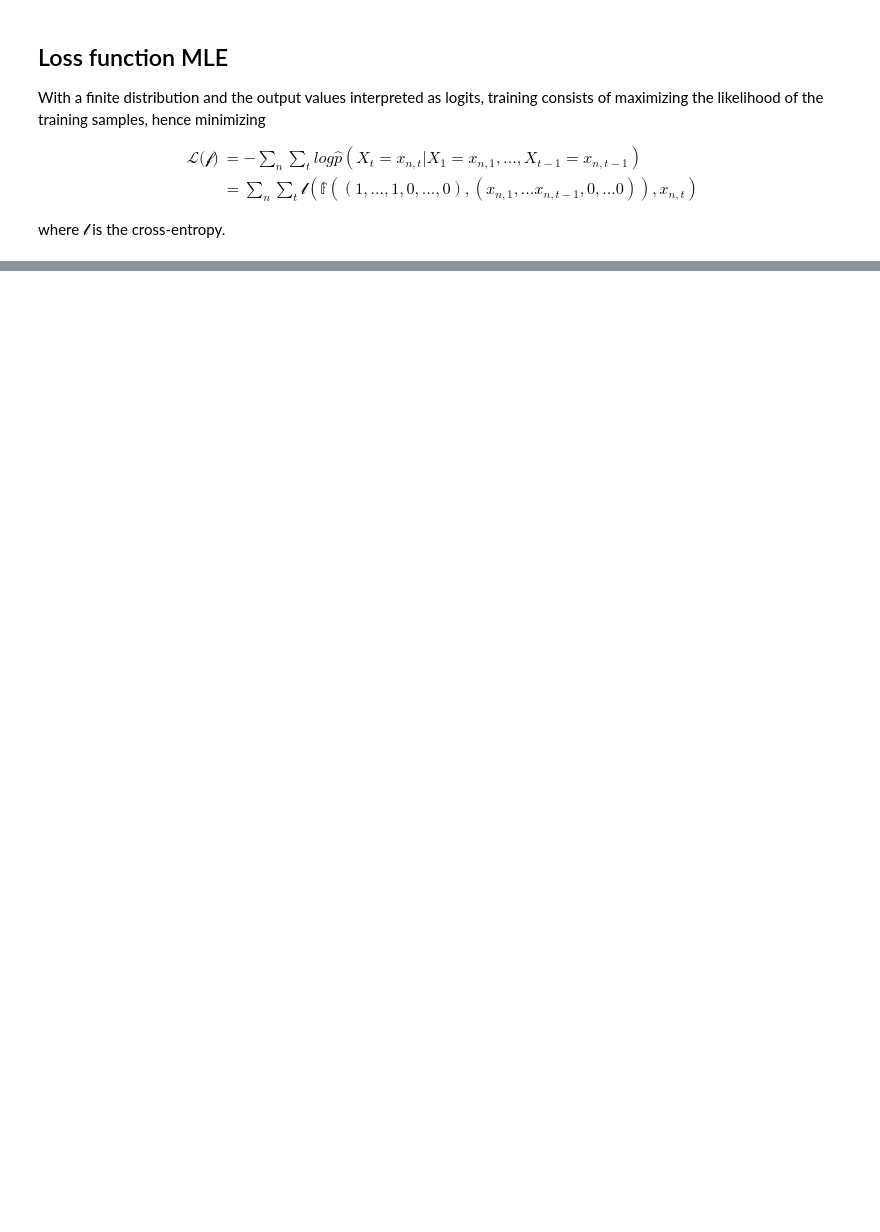
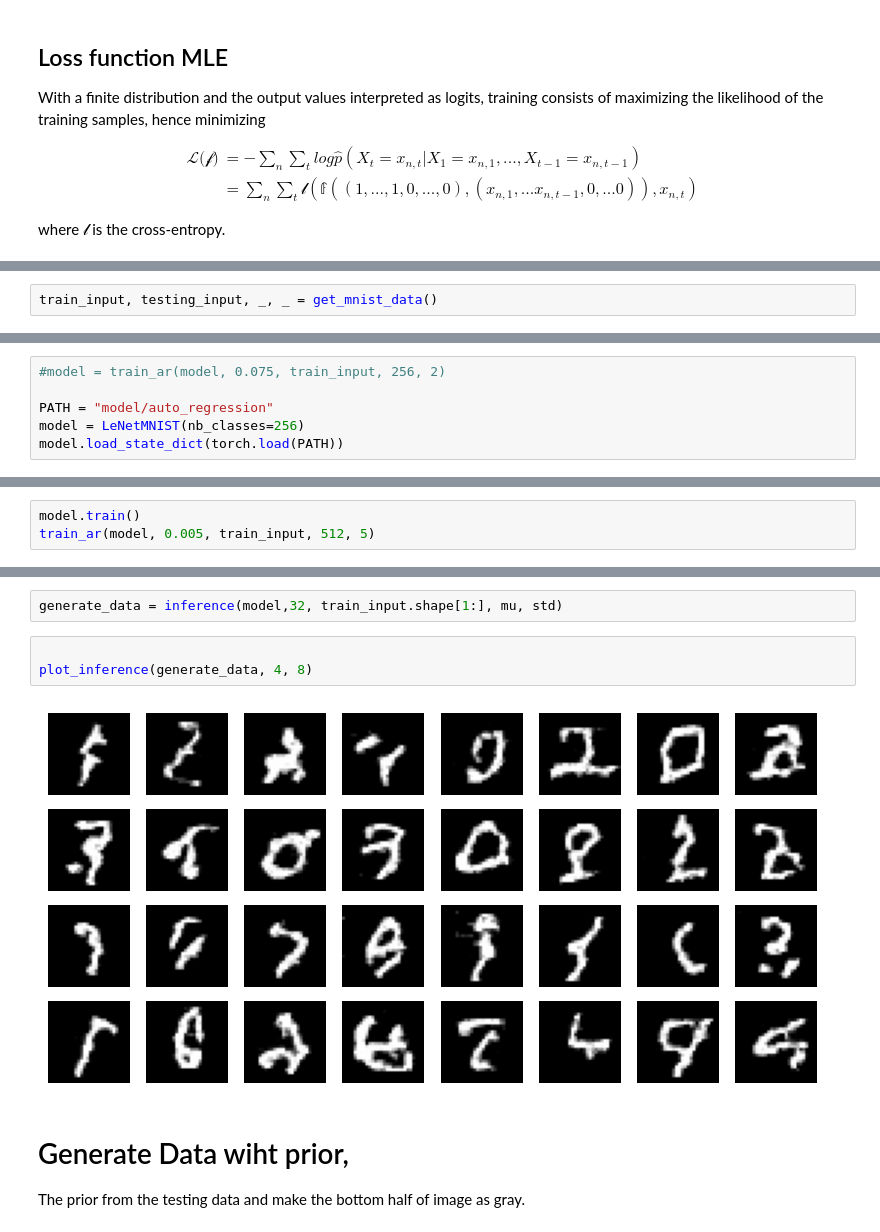
Before and after one commit to lzhang2/deep_generate_ai, a Jupyter notebook: auto_regression/auto_regression_demo.ipynb, the cells around one changed output, grey strips where cells are left out. Saved outputs shown, nothing was run; the diff lists cells and outputs as text; blank space fills up the shorter version.

```diff
--- a/auto_regression/auto_regression_demo.ipynb
+++ b/auto_regression/auto_regression_demo.ipynb
@@ -103,2 +88,4 @@ torch.Size([60000, 1, 28, 28])
+# %%
+train_input, testing_input, _, _ = get_mnist_data()
 # %%
 device = torch.device("cuda" if torch.cuda.is_available() else "cpu")
@@ -160,0 +93,6 @@ plt.show()
+# %%
+#model = train_ar(model, 0.075, train_input, 256, 2)
+
+PATH = "model/auto_regression"
+model = LeNetMNIST(nb_classes=256)
+model.load_state_dict(torch.load(PATH))
@@ -160,0 +103,3 @@ plt.show()
+# %%
+model.train()
+train_ar(model, 0.005, train_input, 512, 5)
@@ -160,0 +145,10 @@ plt.show()
+# %%
+generate_data = inference(model,32, train_input.shape[1:], mu, std)
+# %%
+
+plot_inference(generate_data, 4, 8)
+# %% [output]
+[figure, added]
+# %% [markdown]
+# Generate Data wiht prior,
+The prior from the testing data and make the bottom half of image as gray.
```
Also changed, not shown: parts of 23 cells of this notebook.
